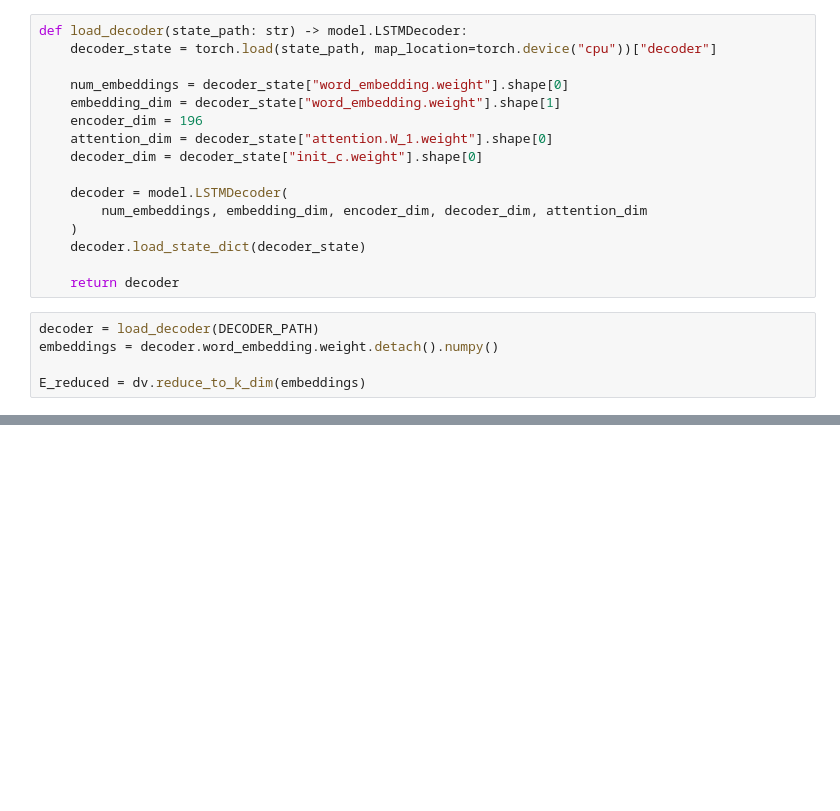
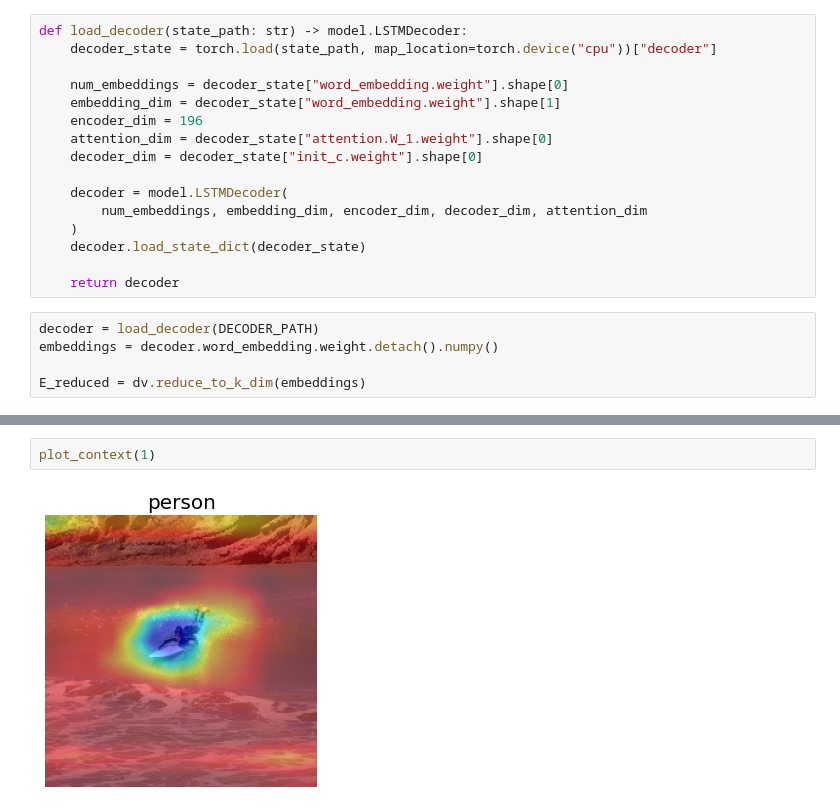
Before and after one commit to wiktorlazarski/Image-Captioning-with-Visual-Attention, a Jupyter notebook: notebooks/evaluating/Model_Visualisation.ipynb, the cells around one changed output, grey strips where cells are left out. Drawn from its saved outputs; the diff is of its cells as text; blank space fills up the shorter version.

```diff
--- a/notebooks/evaluating/Model_Visualisation.ipynb
+++ b/notebooks/evaluating/Model_Visualisation.ipynb
@@ -51,0 +132,4 @@ dv.plot_embeddings(E_reduced, ["cat", "dog", "woman", "man", "photo", "picture"]
+# %%
+plot_context(1)
+# %% [output]
+[figure, added]
```
Also changed, not shown: parts of 21 cells of this notebook, 3 other files.
